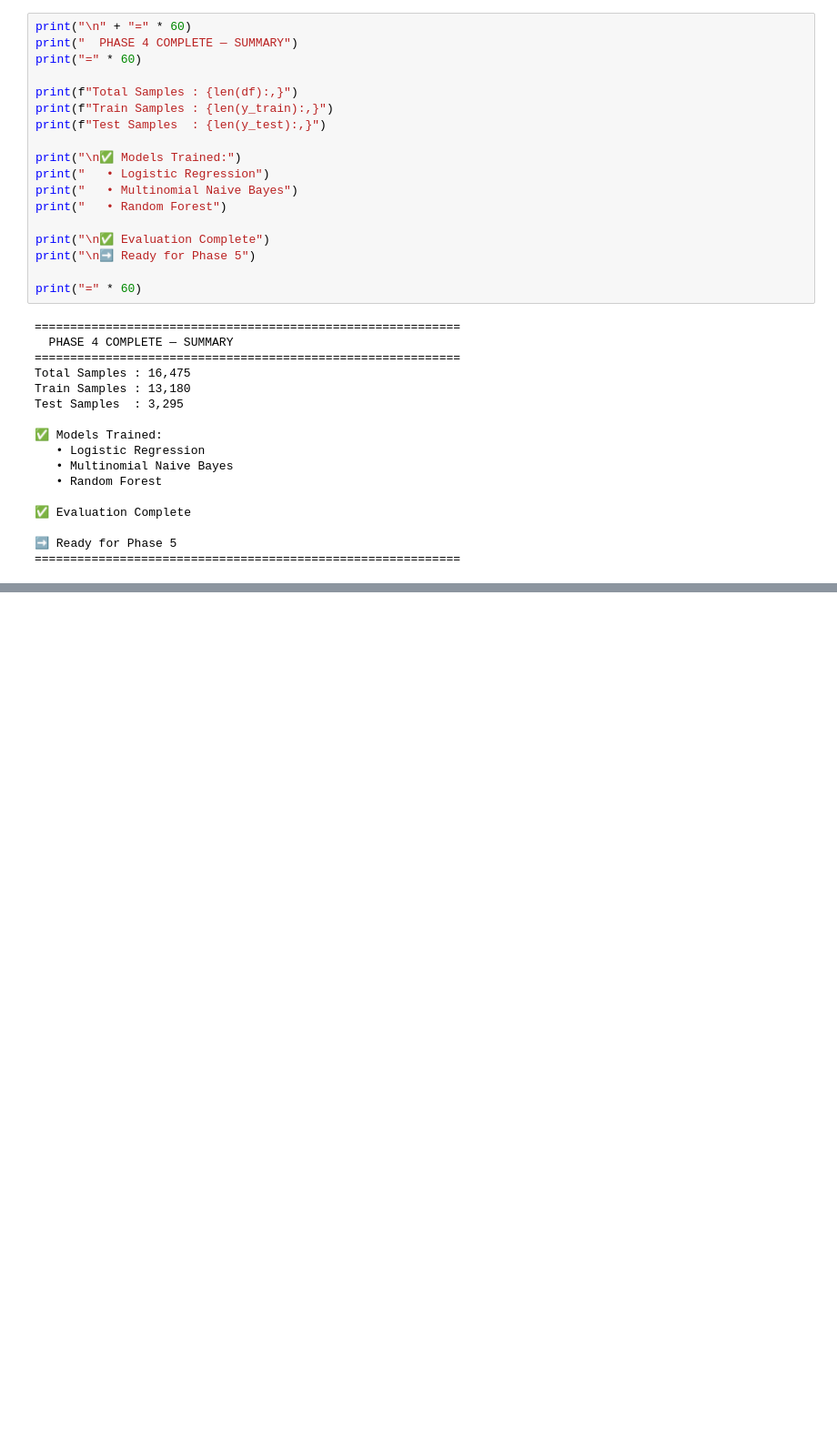
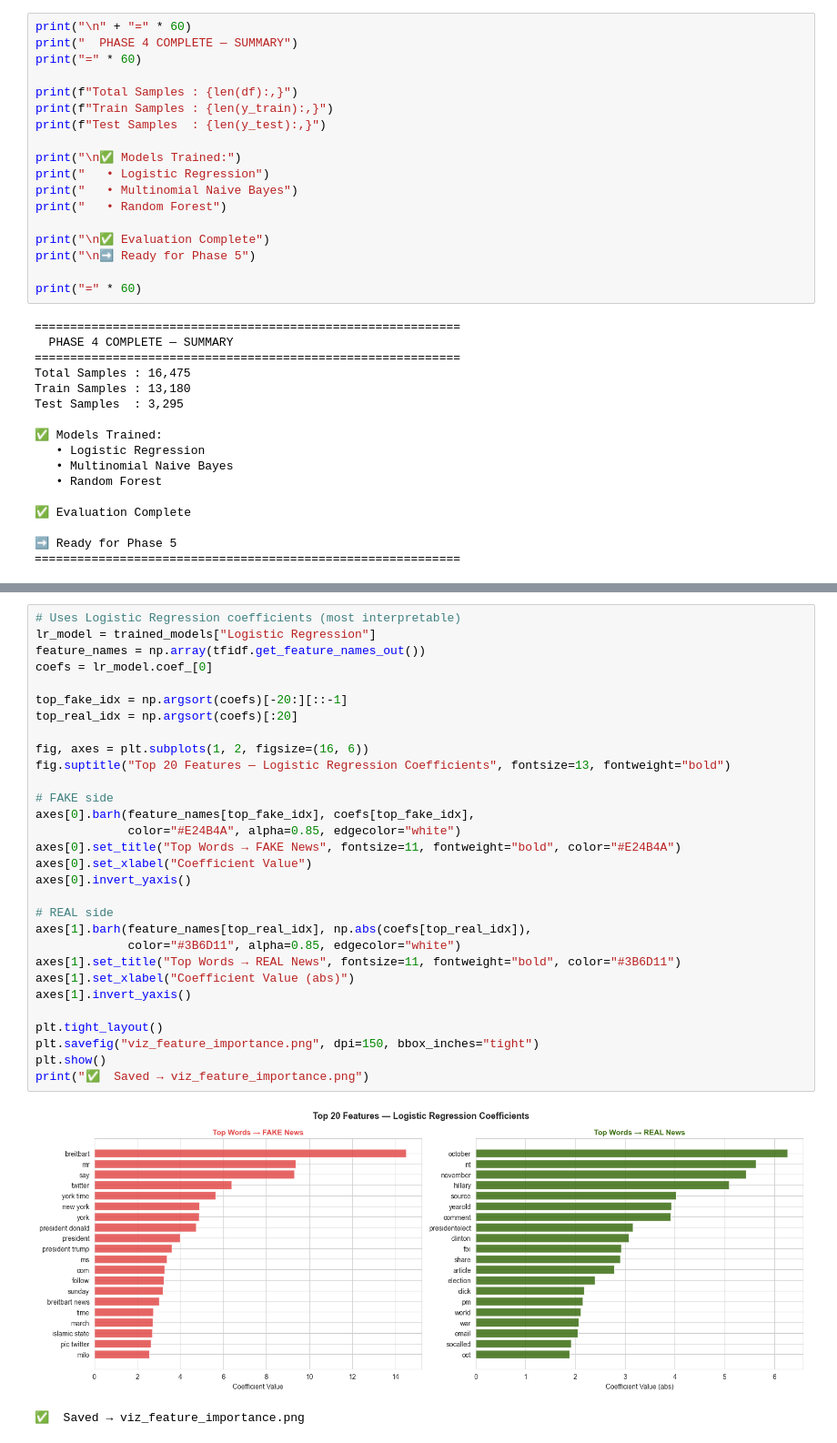
Before and after one commit to akashydv0911/Fake-News-Detection, a Jupyter notebook: fakenews.ipynb, the cells around one changed output, grey strips where cells are left out. Shown at 91% size. Saved outputs shown, nothing was run; the diff lists cells and outputs as text; blank space fills up the shorter version.

```diff
--- a/fakenews.ipynb
+++ b/fakenews.ipynb
@@ -1232,0 +1333,33 @@ AttributeError: 'Series' object has no attribute 'predict'
+# %%
+# Uses Logistic Regression coefficients (most interpretable)
+lr_model = trained_models["Logistic Regression"]
+feature_names = np.array(tfidf.get_feature_names_out())
+coefs = lr_model.coef_[0]
+
+top_fake_idx = np.argsort(coefs)[-20:][::-1]
+top_real_idx = np.argsort(coefs)[:20]
+
+fig, axes = plt.subplots(1, 2, figsize=(16, 6))
+fig.suptitle("Top 20 Features — Logistic Regression Coefficients", fontsize=13, fontweight="bold")
+
+# FAKE side
+axes[0].barh(feature_names[top_fake_idx], coefs[top_fake_idx],
+             color="#E24B4A", alpha=0.85, edgecolor="white")
+axes[0].set_title("Top Words → FAKE News", fontsize=11, fontweight="bold", color="#E24B4A")
+axes[0].set_xlabel("Coefficient Value")
+axes[0].invert_yaxis()
+
+# REAL side
+axes[1].barh(feature_names[top_real_idx], np.abs(coefs[top_real_idx]),
+             color="#3B6D11", alpha=0.85, edgecolor="white")
+axes[1].set_title("Top Words → REAL News", fontsize=11, fontweight="bold", color="#3B6D11")
+axes[1].set_xlabel("Coefficient Value (abs)")
+axes[1].invert_yaxis()
+
+plt.tight_layout()
+plt.savefig("viz_feature_importance.png", dpi=150, bbox_inches="tight")
+plt.show()
+print("✅  Saved → viz_feature_importance.png")
+# %% [output]
+[figure, added]
+✅  Saved → viz_feature_importance.png
```
Also changed, not shown: parts of 17 cells of this notebook, 1 other file.
